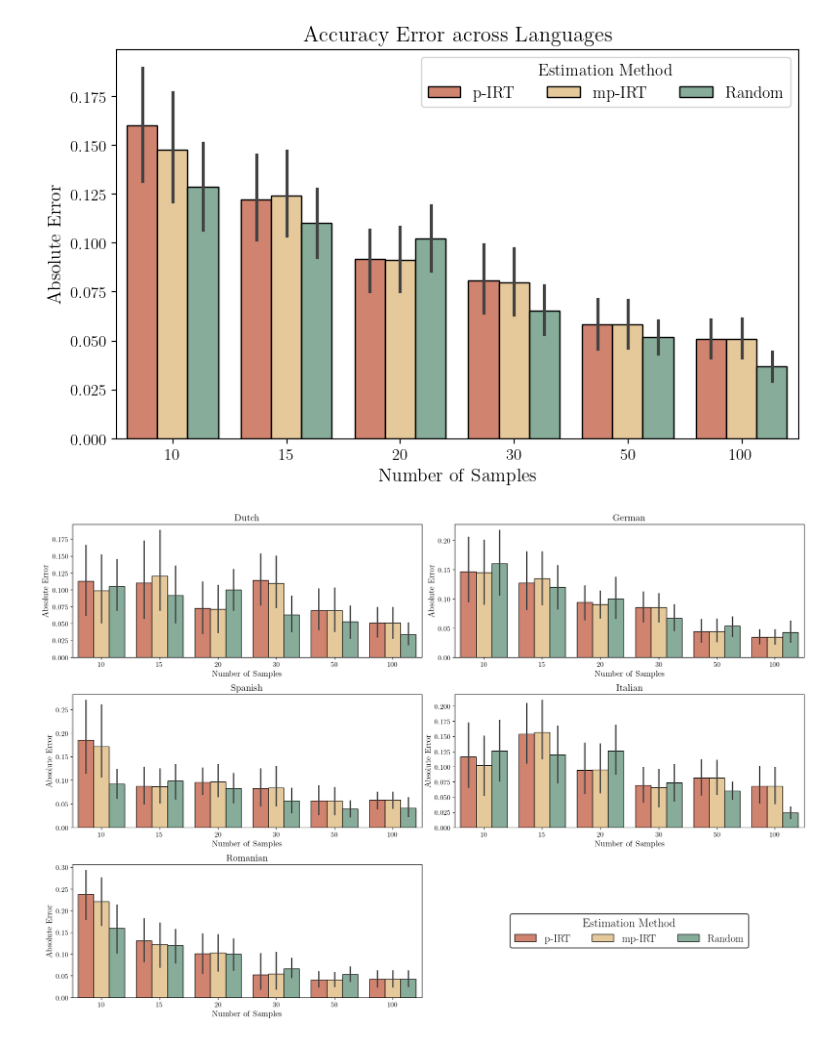
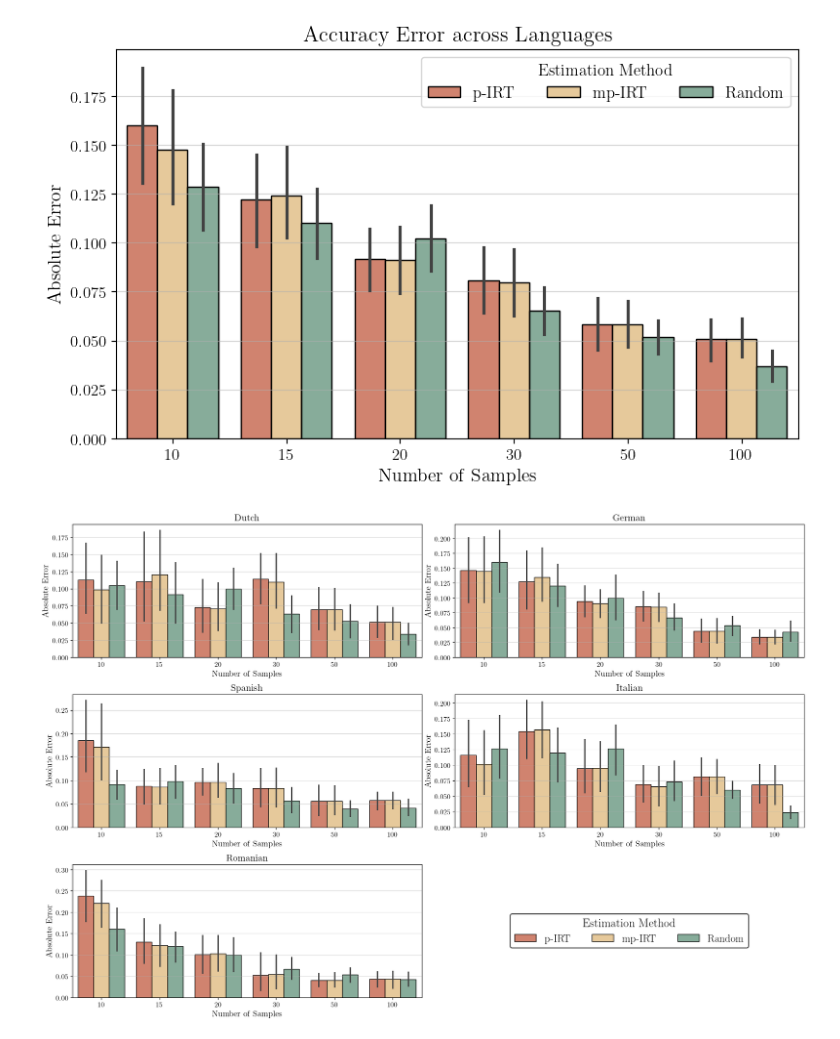
Before and after one commit to crisostomi/merge3-plots, a Jupyter notebook: notebooks/estimate_languages.ipynb, the cells around one changed output. Saved outputs shown, nothing was run; the diff lists cells and outputs as text; code cells hidden in the pictures.

```diff
--- a/notebooks/estimate_languages.ipynb
+++ b/notebooks/estimate_languages.ipynb
@@ -176,6 +241,9 @@ for i, lang in enumerate(langs):
     axes[i].tick_params(axis='x', labelsize=12)
     axes[i].tick_params(axis='y', labelsize=12)
 
+    # Add grid lines
+    axes[i].yaxis.grid(True, linestyle='-', alpha=0.5)
+
 # Add the legend to the last subplot
 axes[-1].axis('off')  # Turn off the axis for the empty subplot
 handles, labels = axes[0].get_legend_handles_labels()  # Get handles and labels from the first subplot
@@ -290,31 +361,34 @@ for i, lang in enumerate(langs):
 
     # set x title to 'Number of Samples'
     axes[i].set_xlabel('Number of Samples')
 
     # set font size for x and y labels
     axes[i].xaxis.label.set_fontsize(14)
     axes[i].yaxis.label.set_fontsize(14)
 
     # set font size for x and y ticks
     axes[i].tick_params(axis='x', labelsize=12)
     axes[i].tick_params(axis='y', labelsize=12)
 
+    # Add grid lines
+    axes[i].yaxis.grid(True, linestyle='-', alpha=0.5)
+
 # Add the legend to the last subplot
 axes[-1].axis('off')  # Turn off the axis for the empty subplot
 handles, labels = axes[0].get_legend_handles_labels()  # Get handles and labels from the first subplot
 
 # Increase legend size by adjusting font size and label spacing
 legend = axes[-1].legend(handles, labels, title='Estimation Method', loc='center', ncol=4, fontsize=18, title_fontsize=20)
 
 # Optionally, increase the border and shadow of the legend for better visibility
 legend.get_frame().set_alpha(0.8)  # Set transparency
 legend.get_frame().set_linewidth(1.5)  # Set border linewidth
 legend.get_frame().set_edgecolor('black')  # Set border color
 
 # Adjust layout for better spacing
 plt.tight_layout()
 
 # Show the full plot
 plt.show()
 # %% [output]
-[figure, old version]
+[figure, new version]
```
Also changed, not shown: parts of 4 cells of this notebook, 2 other files.
